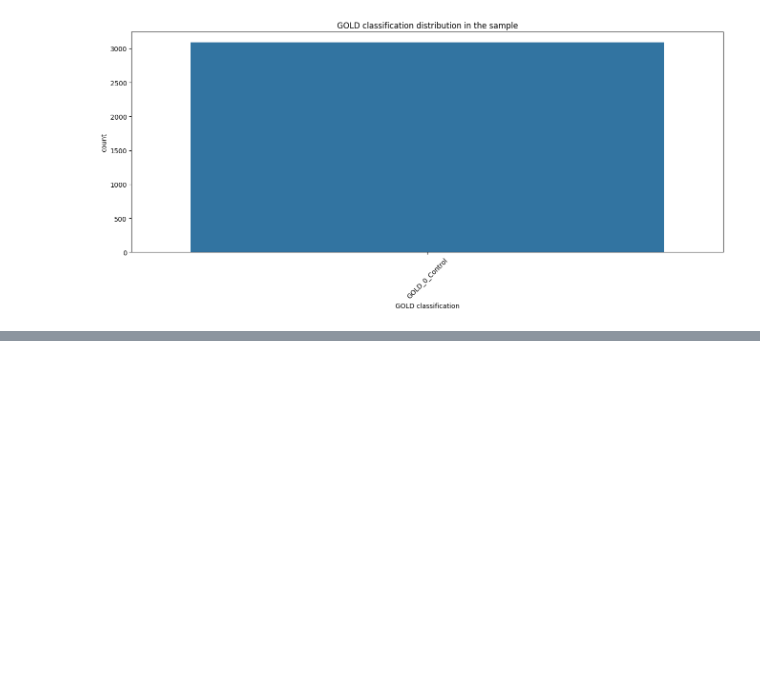
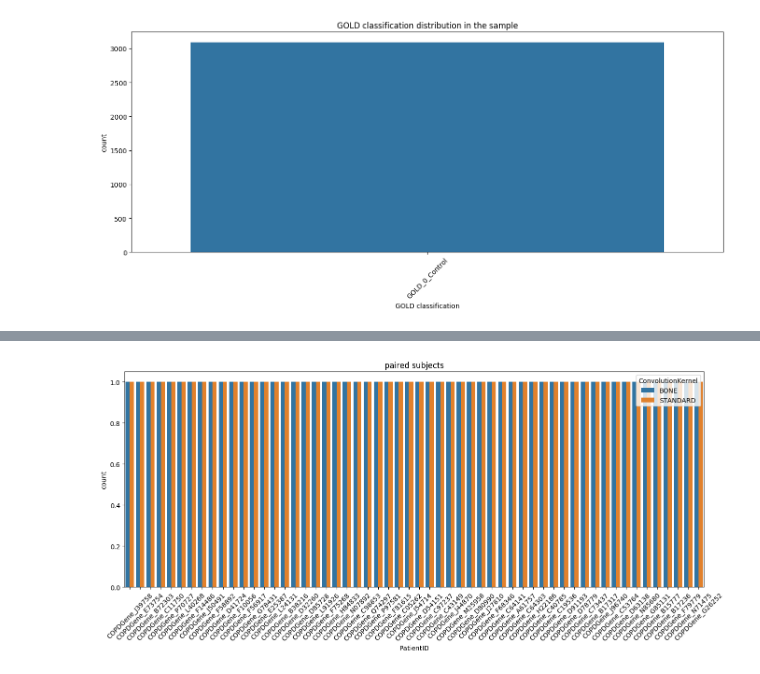
Before and after one commit to MASILab/Inhale_Exhale_CT, a Jupyter notebook: make_data/SPIE_data/samplecontrols.ipynb, the cells around one changed output, grey strips where cells are left out. Saved outputs shown, nothing was run; the diff lists cells and outputs as text; code cells hidden in the pictures; blank space fills up the shorter version.

Commit message:
Controls

```diff
--- a/make_data/SPIE_data/samplecontrols.ipynb
+++ b/make_data/SPIE_data/samplecontrols.ipynb
@@ -179,0 +240,3 @@ def get_inspiratory_expiratory_GEkernels():
+# %%
+copd_insp_exp = pd.read_csv("/nfs/masi/krishar1/SPIE_2025_InhaleExhaleCT/copdgene_control_SPIE_data_GEkernels_paired_inspexpscans_ONLY.csv")
+copd_insp_exp
@@ -179,0 +257,3 @@ def get_inspiratory_expiratory_GEkernels():
+# %%
+copd_insp_exp['PatientID_Inspiration_Expiration'] = copd_insp_exp['PatientID'] + '_' + copd_insp_exp['ConvolutionKernel']
+copd_insp_exp
@@ -179,0 +274,8 @@ def get_inspiratory_expiratory_GEkernels():
+# %%
+plt.figure(figsize=(16,6))
+sns.countplot(x='PatientID', data=copd_insp_exp, hue='ConvolutionKernel')
+plt.title('paired subjects')
+plt.xticks(rotation=45)
+plt.show()
+# %% [output]
+[figure, added]
```
Also changed, not shown: parts of 11 cells of this notebook.
